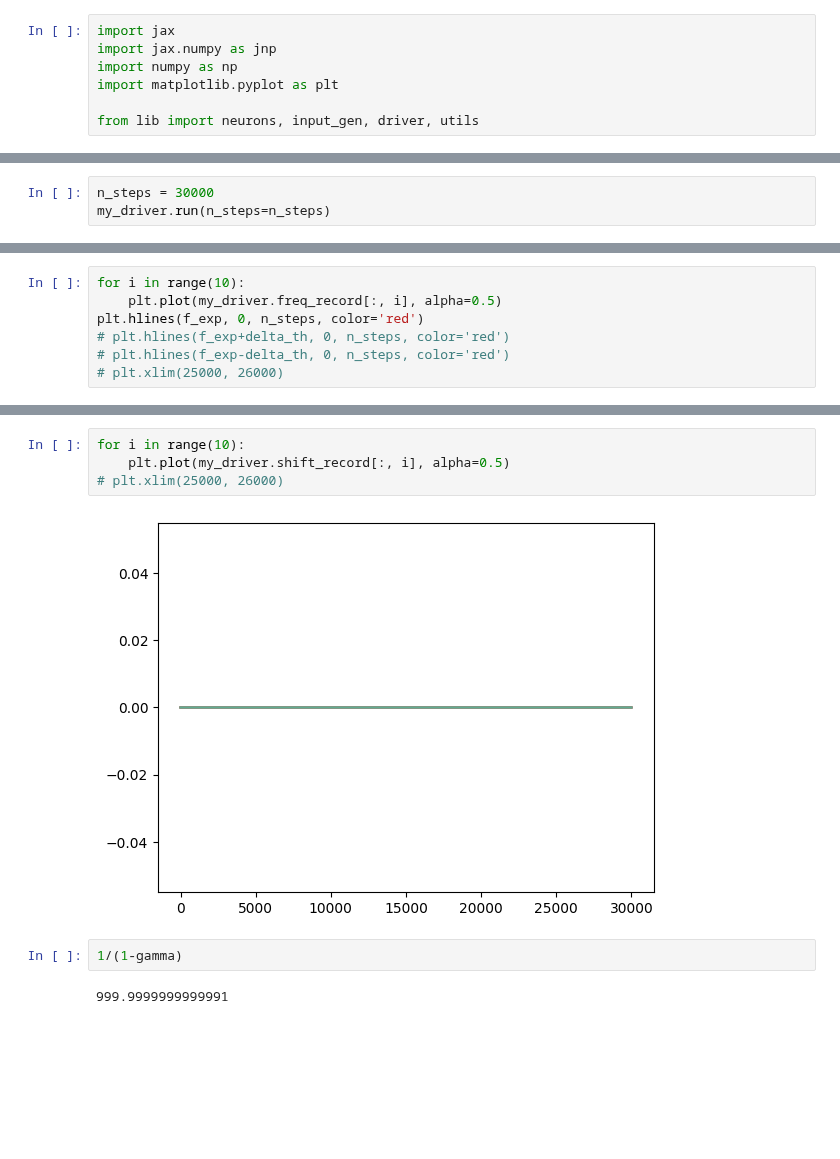
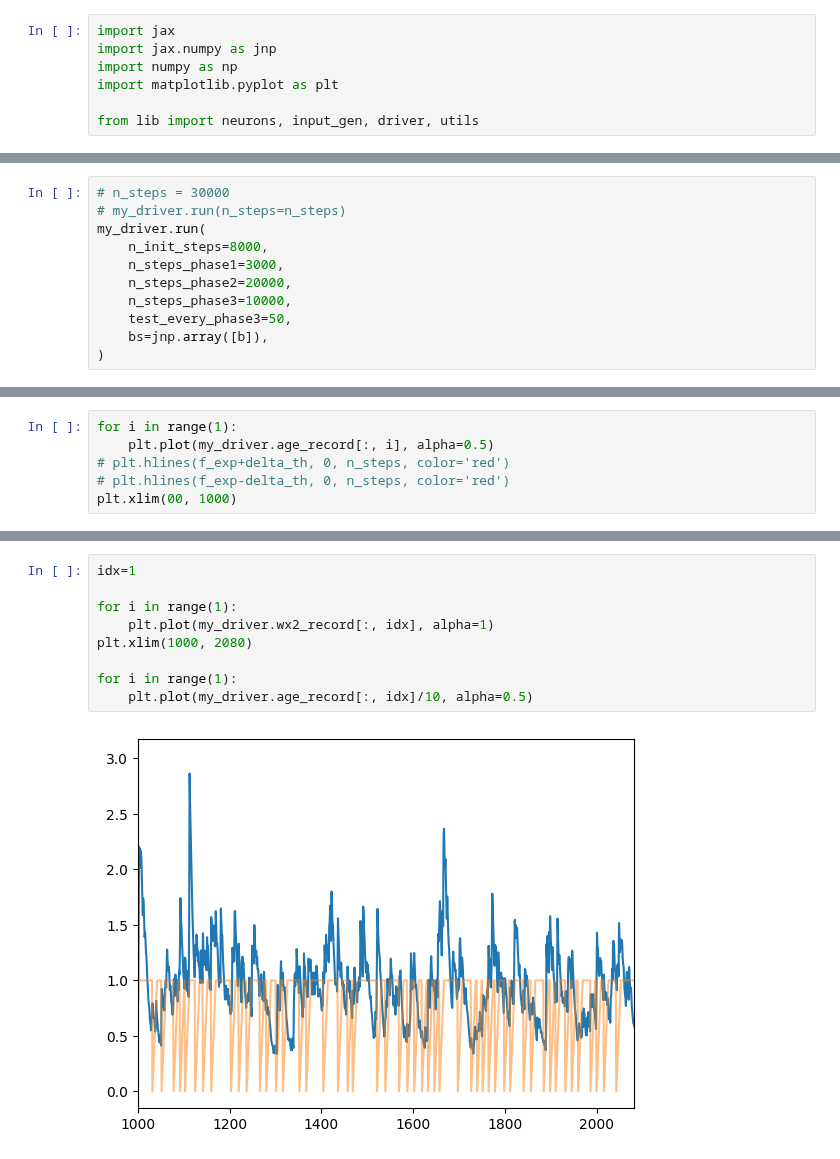
Before and after one commit to Cai-Fangxu/dendrite_familiarity_detection, a Jupyter notebook: test2.ipynb, the cells around one changed output, grey strips where cells are left out. Drawn from its saved outputs; the diff is of its cells as text; blank space fills up the shorter version.

```diff
--- a/test2.ipynb
+++ b/test2.ipynb
@@ -42,3 +46,11 @@ my_driver = driver.Driver2_shift_freq_record(
 # %%
-n_steps = 30000
-my_driver.run(n_steps=n_steps)
+# n_steps = 30000
+# my_driver.run(n_steps=n_steps)
+my_driver.run(
+    n_init_steps=8000,
+    n_steps_phase1=3000,
+    n_steps_phase2=20000,
+    n_steps_phase3=10000,
+    test_every_phase3=50,
+    bs=jnp.array([b]),
+)
@@ -45,8 +93,7 @@ my_driver.run(n_steps=n_steps)
 # %%
-for i in range(10):
-    plt.plot(my_driver.freq_record[:, i], alpha=0.5)
-plt.hlines(f_exp, 0, n_steps, color='red')
+for i in range(1):
+    plt.plot(my_driver.age_record[:, i], alpha=0.5)
 # plt.hlines(f_exp+delta_th, 0, n_steps, color='red')
 # plt.hlines(f_exp-delta_th, 0, n_steps, color='red')
-# plt.xlim(25000, 26000)
+plt.xlim(00, 1000)
 # %% [output]
@@ -55,10 +109,11 @@ plt.hlines(f_exp, 0, n_steps, color='red')
 # %%
-for i in range(10):
-    plt.plot(my_driver.shift_record[:, i], alpha=0.5)
-# plt.xlim(25000, 26000)
+idx=1
+
+for i in range(1):
+    plt.plot(my_driver.wx2_record[:, idx], alpha=1)
+plt.xlim(1000, 2080)
+
+for i in range(1):
+    plt.plot(my_driver.age_record[:, idx]/10, alpha=0.5)
 # %% [output]
-[figure, old version]
+[figure, new version]
-# %%
-1/(1-gamma)
-# %% [output]
-999.9999999999991
```
Also changed, not shown: parts of 8 cells of this notebook, 2 other files.
